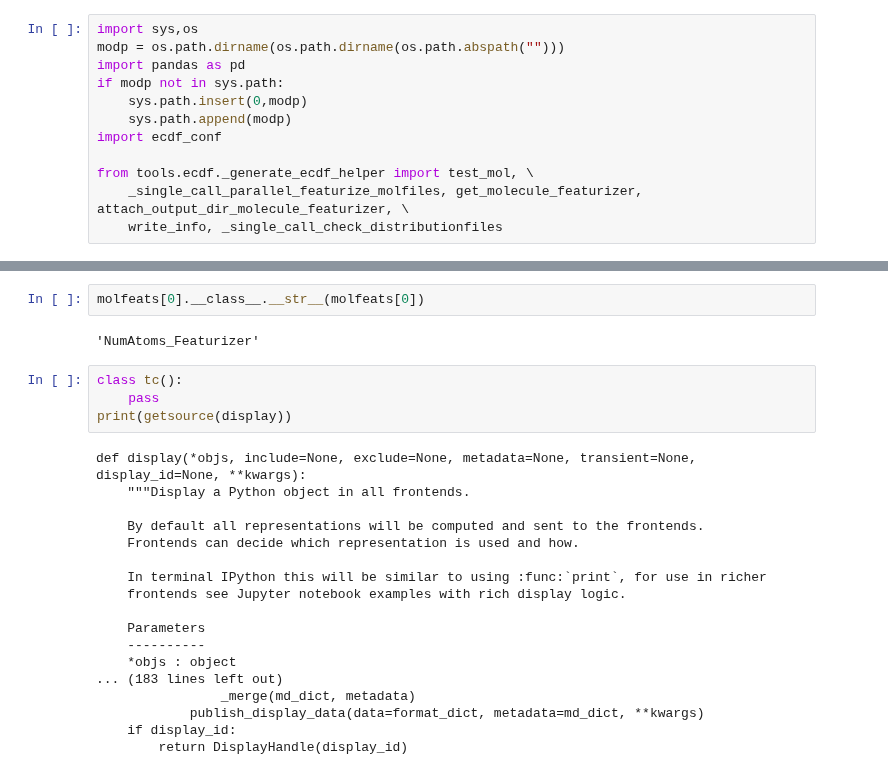
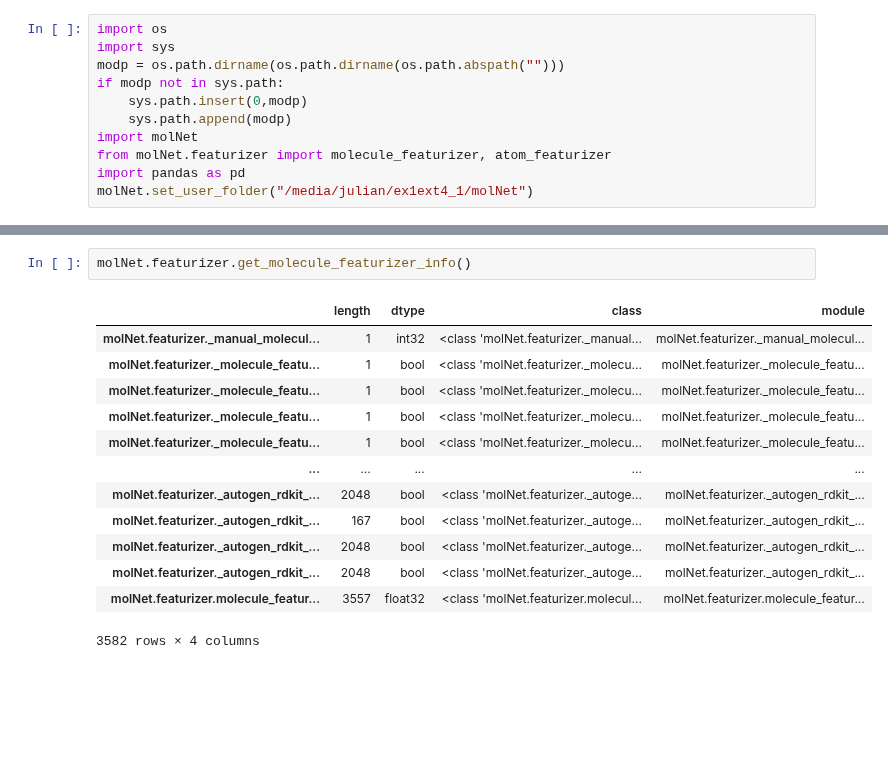
Before and after one commit to JulianKimmig/molNet, a Jupyter notebook: tools/ecdf/Untitled1.ipynb, the cells around one changed output, grey strips where cells are left out. Saved outputs shown, nothing was run; the diff lists cells and outputs as text; blank space fills up the shorter version.

Commit message:
ecdf

```diff
--- a/tools/ecdf/Untitled1.ipynb
+++ b/tools/ecdf/Untitled1.ipynb
@@ -1,12 +1,11 @@
 # %%
-import sys,os
+import os
+import sys
 modp = os.path.dirname(os.path.dirname(os.path.abspath("")))
-import pandas as pd
 if modp not in sys.path:
     sys.path.insert(0,modp)
     sys.path.append(modp)
-import ecdf_conf
-
-from tools.ecdf._generate_ecdf_helper import test_mol, \
-    _single_call_parallel_featurize_molfiles, get_molecule_featurizer, attach_output_dir_molecule_featurizer, \
-    write_info, _single_call_check_distributionfiles
+import molNet
+from molNet.featurizer import molecule_featurizer, atom_featurizer
+import pandas as pd
+molNet.set_user_folder("/media/julian/ex1ext4_1/molNet")
@@ -73,26 +12,16 @@ getsource(molfeats[0].__class__)
-# %%
-molfeats[0].__class__.__str__(molfeats[0])
-# %% [output]
-'NumAtoms_Featurizer'
-# %%
-class tc():
-    pass
-print(getsource(display))
-# %% [output]
-def display(*objs, include=None, exclude=None, metadata=None, transient=None, display_id=None, **kwargs):
-    """Display a Python object in all frontends.
-
-    By default all representations will be computed and sent to the frontends.
-    Frontends can decide which representation is used and how.
-
-    In terminal IPython this will be similar to using :func:`print`, for use in richer
-    frontends see Jupyter notebook examples with rich display logic.
-
-    Parameters
-    ----------
-    *objs : object
-... (183 lines left out)
-                _merge(md_dict, metadata)
-            publish_display_data(data=format_dict, metadata=md_dict, **kwargs)
-    if display_id:
-        return DisplayHandle(display_id)
+# %%
+molNet.featurizer.get_molecule_featurizer_info()
+# %% [output]
+|  | length | dtype | class | module |
+| molNet.featurizer._manual_molecul... | 1 | int32 | <class 'molNet.featurizer._manual... | molNet.featurizer._manual_molecul... |
+| molNet.featurizer._molecule_featu... | 1 | bool | <class 'molNet.featurizer._molecu... | molNet.featurizer._molecule_featu... |
+| molNet.featurizer._molecule_featu... | 1 | bool | <class 'molNet.featurizer._molecu... | molNet.featurizer._molecule_featu... |
+| molNet.featurizer._molecule_featu... | 1 | bool | <class 'molNet.featurizer._molecu... | molNet.featurizer._molecule_featu... |
+| molNet.featurizer._molecule_featu... | 1 | bool | <class 'molNet.featurizer._molecu... | molNet.featurizer._molecule_featu... |
+| ... | ... | ... | ... | ... |
+| molNet.featurizer._autogen_rdkit_... | 2048 | bool | <class 'molNet.featurizer._autoge... | molNet.featurizer._autogen_rdkit_... |
+| molNet.featurizer._autogen_rdkit_... | 167 | bool | <class 'molNet.featurizer._autoge... | molNet.featurizer._autogen_rdkit_... |
+| molNet.featurizer._autogen_rdkit_... | 2048 | bool | <class 'molNet.featurizer._autoge... | molNet.featurizer._autogen_rdkit_... |
+| molNet.featurizer._autogen_rdkit_... | 2048 | bool | <class 'molNet.featurizer._autoge... | molNet.featurizer._autogen_rdkit_... |
+| molNet.featurizer.molecule_featur... | 3557 | float32 | <class 'molNet.featurizer.molecul... | molNet.featurizer.molecule_featur... |
+3582 rows × 4 columns
```
Also changed, not shown: parts of 16 cells of this notebook, 1 other file.
